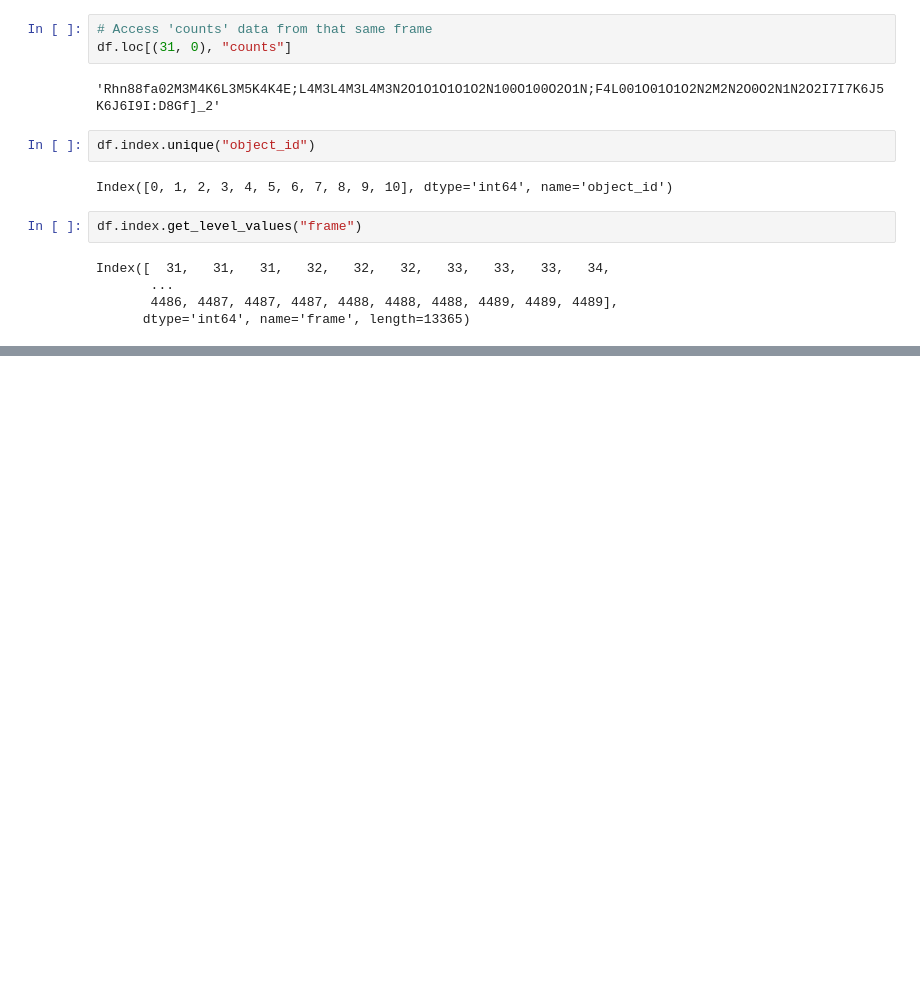
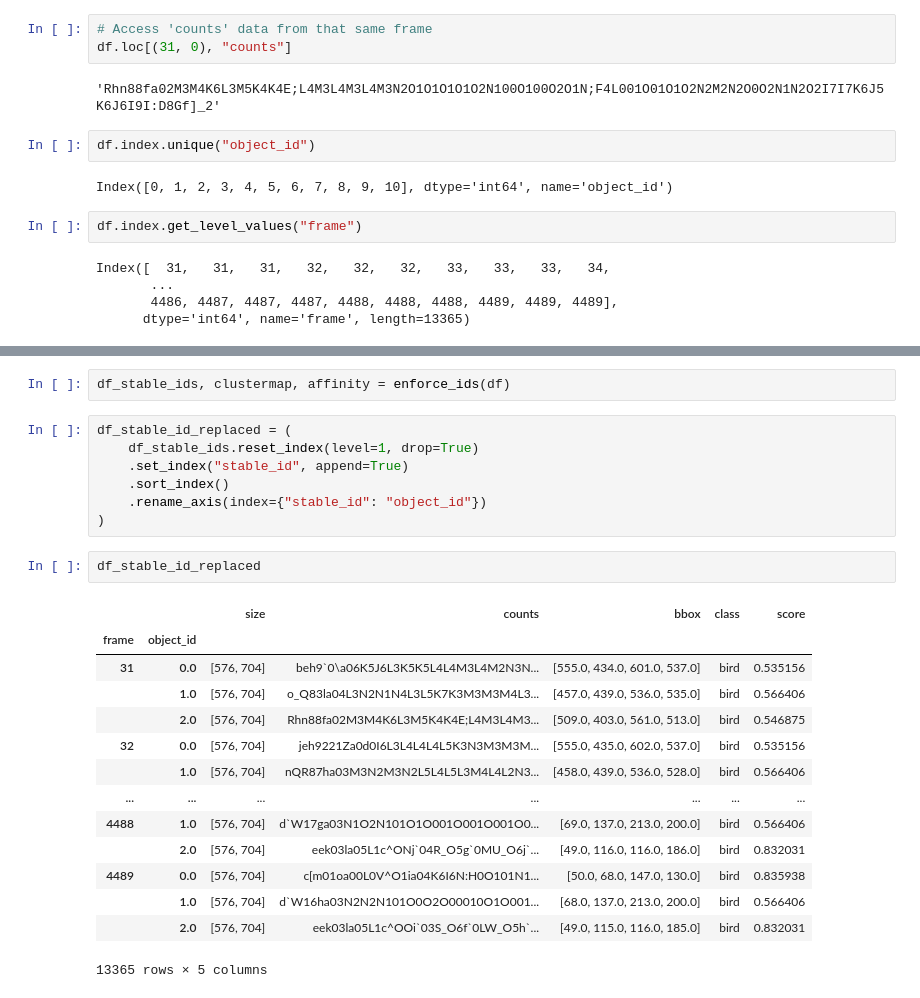
Before and after one commit to sbhattlab/PlayClassCV4Animals, a Jupyter notebook: notebook/EDA-sam3-output.ipynb, the cells around one changed output, grey strips where cells are left out. Cells and saved outputs as stored; diff of their text form; blank space fills up the shorter version.

```diff
--- a/notebook/EDA-sam3-output.ipynb
+++ b/notebook/EDA-sam3-output.ipynb
@@ -140,0 +360,26 @@ Index([  31,   31,   31,   32,   32,   32,   33,   33,   33,   34,
+# %%
+df_stable_ids, clustermap, affinity = enforce_ids(df)
+# %%
+df_stable_id_replaced = (
+    df_stable_ids.reset_index(level=1, drop=True)
+    .set_index("stable_id", append=True)
+    .sort_index()
+    .rename_axis(index={"stable_id": "object_id"})
+)
+# %%
+df_stable_id_replaced
+# %% [output]
+|  |  | size | counts | bbox | class | score |
+| frame | object_id |  |  |  |  |  |
+| 31 | 0.0 | [576, 704] | beh9`0\a06K5J6L3K5K5L4L4M3L4M2N3N... | [555.0, 434.0, 601.0, 537.0] | bird | 0.535156 |
+|  | 1.0 | [576, 704] | o_Q83la04L3N2N1N4L3L5K7K3M3M3M4L3... | [457.0, 439.0, 536.0, 535.0] | bird | 0.566406 |
+|  | 2.0 | [576, 704] | Rhn88fa02M3M4K6L3M5K4K4E;L4M3L4M3... | [509.0, 403.0, 561.0, 513.0] | bird | 0.546875 |
+| 32 | 0.0 | [576, 704] | jeh9221Za0d0I6L3L4L4L4L5K3N3M3M3M... | [555.0, 435.0, 602.0, 537.0] | bird | 0.535156 |
+|  | 1.0 | [576, 704] | nQR87ha03M3N2M3N2L5L4L5L3M4L4L2N3... | [458.0, 439.0, 536.0, 528.0] | bird | 0.566406 |
+| ... | ... | ... | ... | ... | ... | ... |
+| 4488 | 1.0 | [576, 704] | d`W17ga03N1O2N101O1O001O001O001O0... | [69.0, 137.0, 213.0, 200.0] | bird | 0.566406 |
+|  | 2.0 | [576, 704] | eek03la05L1c^ONj`04R_O5g`0MU_O6j`... | [49.0, 116.0, 116.0, 186.0] | bird | 0.832031 |
+| 4489 | 0.0 | [576, 704] | c[m01oa00L0V^O1ia04K6I6N:H0O101N1... | [50.0, 68.0, 147.0, 130.0] | bird | 0.835938 |
+|  | 1.0 | [576, 704] | d`W16ha03N2N2N101O0O2O00010O1O001... | [68.0, 137.0, 213.0, 200.0] | bird | 0.566406 |
+|  | 2.0 | [576, 704] | eek03la05L1c^OOi`03S_O6f`0LW_O5h`... | [49.0, 115.0, 116.0, 185.0] | bird | 0.832031 |
+13365 rows × 5 columns
```
Also changed, not shown: parts of 16 cells of this notebook.
